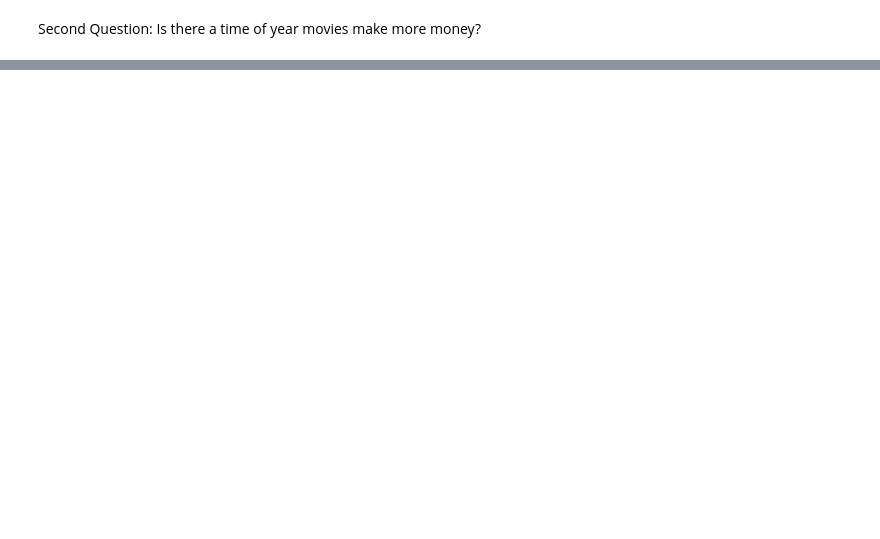
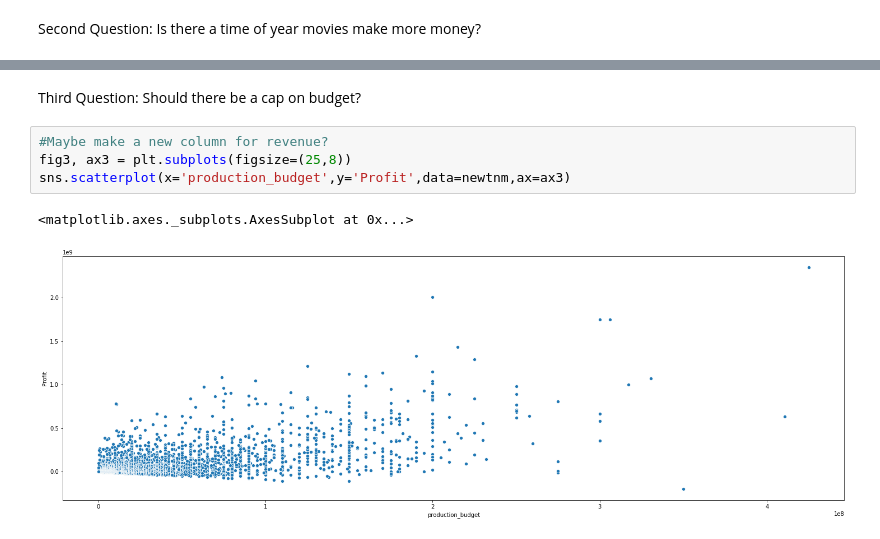
Before and after one commit to stevenkyle2013/Movie-Project, a Jupyter notebook: Data Cleaning.ipynb, the cells around one changed output, grey strips where cells are left out. Saved outputs shown, nothing was run; the diff lists cells and outputs as text; blank space fills up the shorter version.

```diff
--- a/Data Cleaning.ipynb
+++ b/Data Cleaning.ipynb
@@ -218,0 +229,9 @@ Second Question: Is there a time of year movies make more money?
+# %% [markdown]
+Third Question: Should there be a cap on budget?
+# %%
+#Maybe make a new column for revenue?
+fig3, ax3 = plt.subplots(figsize=(25,8))
+sns.scatterplot(x='production_budget',y='Profit',data=newtnm,ax=ax3)
+# %% [output]
+<matplotlib.axes._subplots.AxesSubplot at 0x...>
+[figure, added]
```
Also changed, not shown: parts of 14 cells of this notebook.
